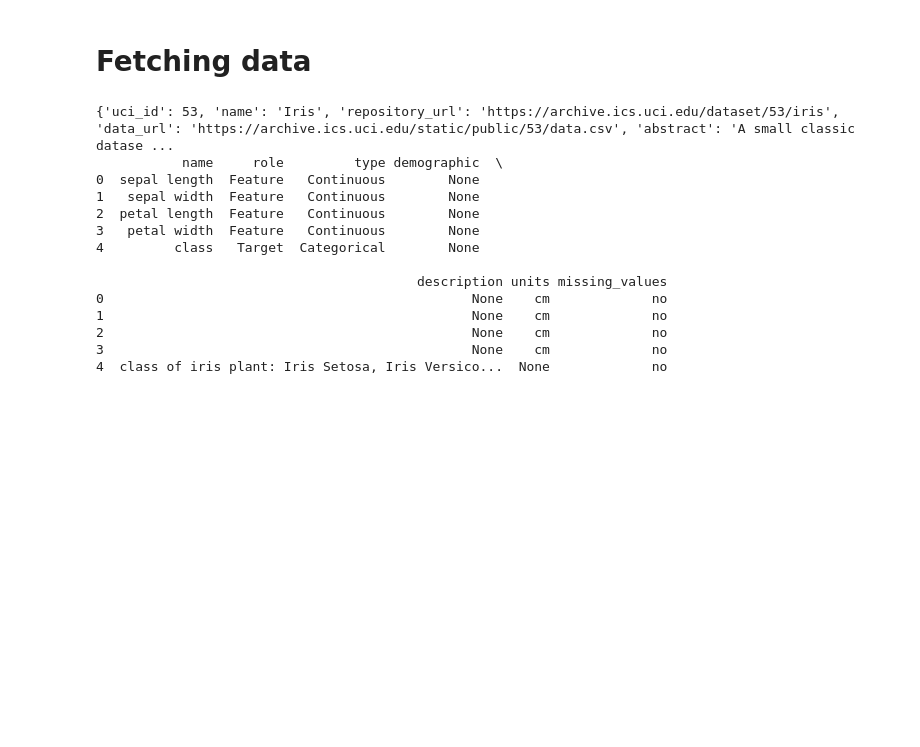
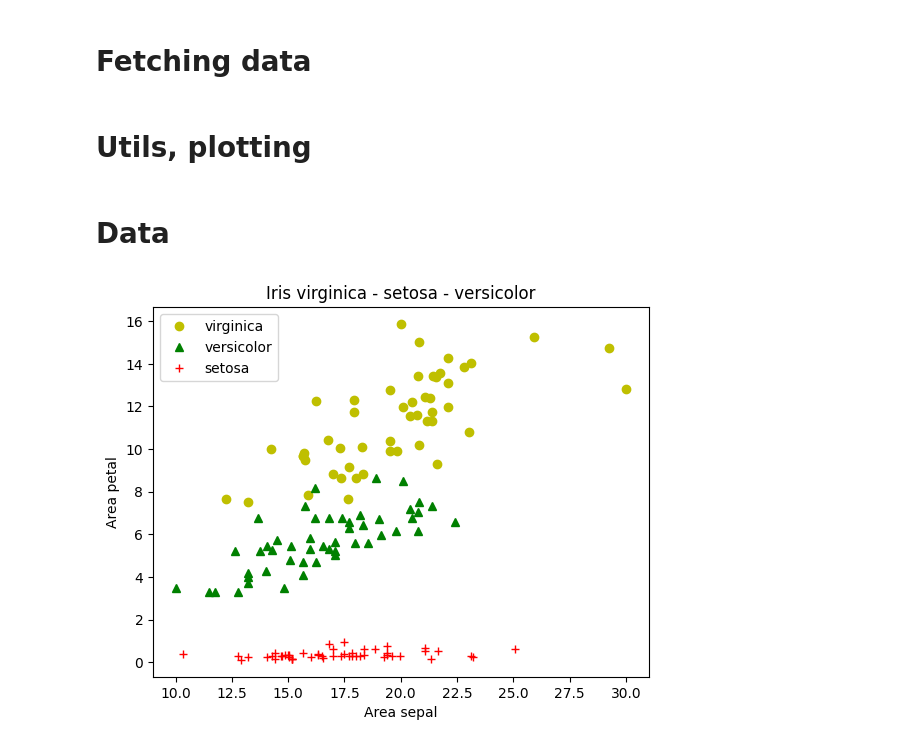
Before and after one commit to zdrobix/csubb, a Jupyter notebook: Semestru 4/IA/lab/lab6/problem3_tool.ipynb, the cells around one changed output. Saved outputs shown, nothing was run; the diff lists cells and outputs as text; code cells hidden in the pictures; blank space fills up the shorter version.

```diff
--- a/Semestru 4/IA/lab/lab6/problem3_tool.ipynb
+++ b/Semestru 4/IA/lab/lab6/problem3_tool.ipynb
@@ -7,21 +15,5 @@ iris = fetch_ucirepo(id=53)
 
 X = iris.data.features
 y = iris.data.targets
-
-print(iris.metadata)
-print(iris.variables)
-# %% [output]
-{'uci_id': 53, 'name': 'Iris', 'repository_url': 'https://archive.ics.uci.edu/dataset/53/iris', 'data_url': 'https://archive.ics.uci.edu/static/public/53/data.csv', 'abstract': 'A small classic datase ...
-           name     role         type demographic  \
-0  sepal length  Feature   Continuous        None
-1   sepal width  Feature   Continuous        None
-2  petal length  Feature   Continuous        None
-3   petal width  Feature   Continuous        None
-4         class   Target  Categorical        None
-
-                                         description units missing_values
-0                                               None    cm             no
-1                                               None    cm             no
-2                                               None    cm             no
-3                                               None    cm             no
-4  class of iris plant: Iris Setosa, Iris Versico...  None             no
+# %% [markdown]
+# Utils, plotting
@@ -27,0 +70,21 @@ print(iris.variables)
+# %% [markdown]
+# Data
+# %%
+area_sepal = [ (a * b) for (a, b) in zip(X['sepal length'], X['sepal width'])]
+area_petal = [ (a * b) for (a, b) in zip(X['petal length'], X['petal width'])]
+
+y = np.array(y)
+
+plot(title = 'Iris virginica - setosa - versicolor',
+     x1=[area_sepal[i] for i in range(len(y)) if y[i] == 'Iris-virginica'],
+     y1=[area_petal[i] for i in range(len(y)) if y[i] == 'Iris-virginica'],
+     label1='virginica',
+     x2=[area_sepal[i] for i in range(len(y)) if y[i] == 'Iris-versicolor'],
+     y2=[area_petal[i] for i in range(len(y)) if y[i] == 'Iris-versicolor'],
+     label2='versicolor',
+     x3=[area_sepal[i] for i in range(len(y)) if y[i] == 'Iris-setosa'],
+     y3=[area_petal[i] for i in range(len(y)) if y[i] == 'Iris-setosa'],
+     label3='setosa',
+     title1='Area sepal', title2='Area petal')
+# %% [output]
+[figure, added]
```
Also changed, not shown: parts of 12 cells of this notebook, 2 other files.
